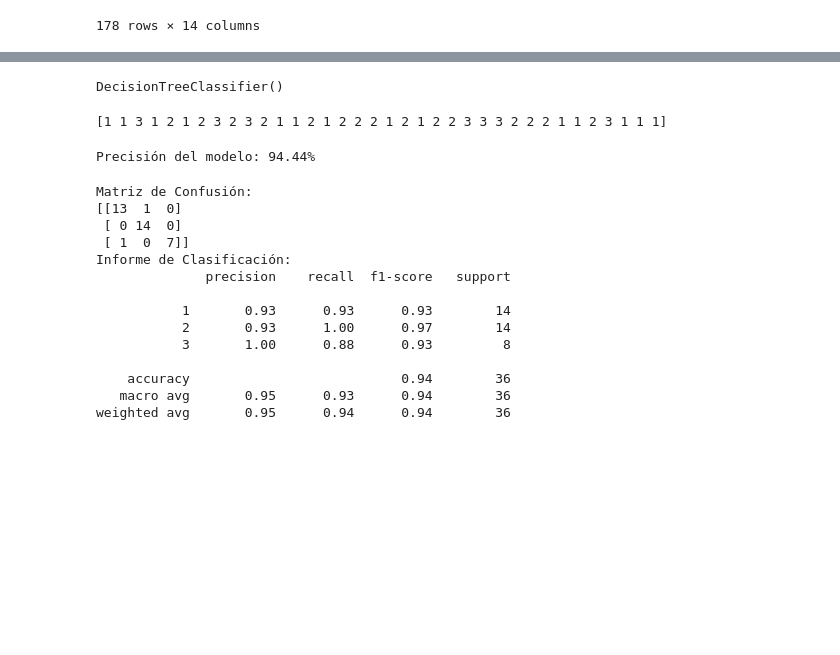
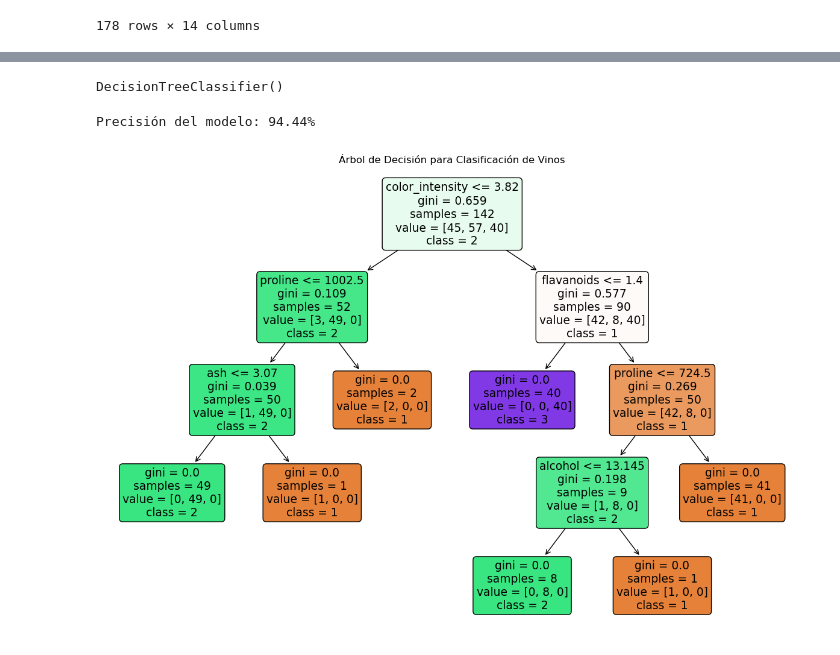
Before and after one commit to crabb-beltran/Analisis_Datos_Unad, a Jupyter notebook: arbol_de_desicion/script_arbol_desicion.ipynb, the cells around one changed output, grey strips where cells are left out. Drawn from its saved outputs; the diff is of its cells as text; code cells hidden in the pictures; blank space fills up the shorter version.

Commit message:
Ajustes de código para la implementación del modelo de ánalisis de árbol de desiciones.

```diff
--- a/arbol_de_desicion/script_arbol_desicion.ipynb
+++ b/arbol_de_desicion/script_arbol_desicion.ipynb
@@ -29,7 +30,15 @@ df
 | 176 | 3 | 13.17 | 2.59 | 2.37 | 20.0 | 120 | 1.65 | 0.68 | ... |
 | 177 | 3 | 14.13 | 4.10 | 2.74 | 24.5 | 96 | 2.05 | 0.76 | ... |
 178 rows × 14 columns
+# %%
+# Seleccionar las columnas relevantes (variables independientes) para el análisis
+# Excluir la columna "num_class" ya que es la variable objetivo
+features = [
+    'alcohol', 'malic_acid', 'ash', 'alcalinity_of_ash', 'magnesium',
+    'total_phenols', 'flavanoids', 'nonflavanoid_phenols', 'proanthocyanins',
+    'color_intensity', 'hue', 'od280_od315_of_diluted_wines', 'proline'
+]
 # %%
-# Dividir los datos en características (X) y etiquetas (y)
-X = df.drop('num_class', axis=1)  # Características
-y = df['num_class']  # Etiquetas
+# Crear conjuntos de características (X) y la variable objetivo (y)
+X = df[features]
+y = df['num_class']
@@ -73,10 +47,8 @@ Name: num_class, Length: 178, dtype: int64
 X_train, X_test, y_train, y_test = train_test_split(X, y, test_size=0.2, random_state=42)
 # %%
-# Crear un modelo de árbol de decisión
-modelo_arbol = DecisionTreeClassifier()
+# Crear y entrenar el modelo de árbol de decisión
+model = DecisionTreeClassifier()
+model.fit(X_train, y_train)
+# %% [output]
+DecisionTreeClassifier()
-# %%
-# Entrenar el modelo con los datos de entrenamiento
-modelo_arbol.fit(X_train, y_train)
-# %% [output]
-DecisionTreeClassifier()
 # %%
@@ -85,6 +57,2 @@ y_pred = modelo_arbol.predict(X_test)
-# %%
-print(y_pred)
-# %% [output]
-[1 1 3 1 2 1 2 3 2 3 2 1 1 2 1 2 2 2 1 2 1 2 2 3 3 3 2 2 2 1 1 2 3 1 1 1]
 # %%
 # Calcular la precisión del modelo
@@ -92,26 +60,11 @@ accuracy = accuracy_score(y_test, y_pred)
 print(f'Precisión del modelo: {accuracy * 100:.2f}%')
 # %% [output]
 Precisión del modelo: 94.44%
-# %%
-# Mostrar la matriz de confusión y el informe de clasificación
-conf_matrix = confusion_matrix(y_test, y_pred)
-print('Matriz de Confusión:')
-print(conf_matrix)
-report = classification_report(y_test, y_pred)
-print('Informe de Clasificación:')
-print(report)
-# %% [output]
-Matriz de Confusión:
-[[13  1  0]
- [ 0 14  0]
- [ 1  0  7]]
-Informe de Clasificación:
-              precision    recall  f1-score   support
-
-           1       0.93      0.93      0.93        14
-           2       0.93      1.00      0.97        14
-           3       1.00      0.88      0.93         8
-
-    accuracy                           0.94        36
-   macro avg       0.95      0.93      0.94        36
-weighted avg       0.95      0.94      0.94        36
+# %%
+# Crear y mostrar el árbol de decisión
+plt.figure(figsize=(15, 10))
+tree.plot_tree(model, feature_names=features, class_names=[str(i) for i in range(1, 4)], filled=True, rounded=True)
+plt.title("Árbol de Decisión para Clasificación de Vinos")
+plt.show()
+# %% [output]
+[figure, added]
```
Also changed, not shown: parts of 6 cells of this notebook, 1 other file.
